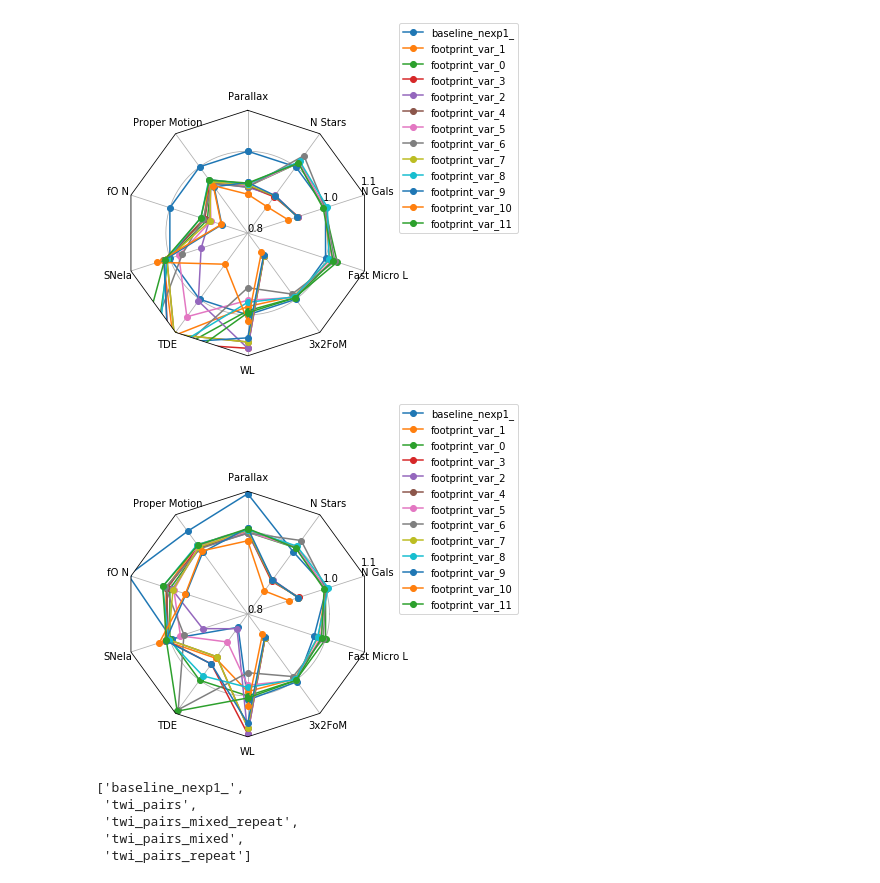
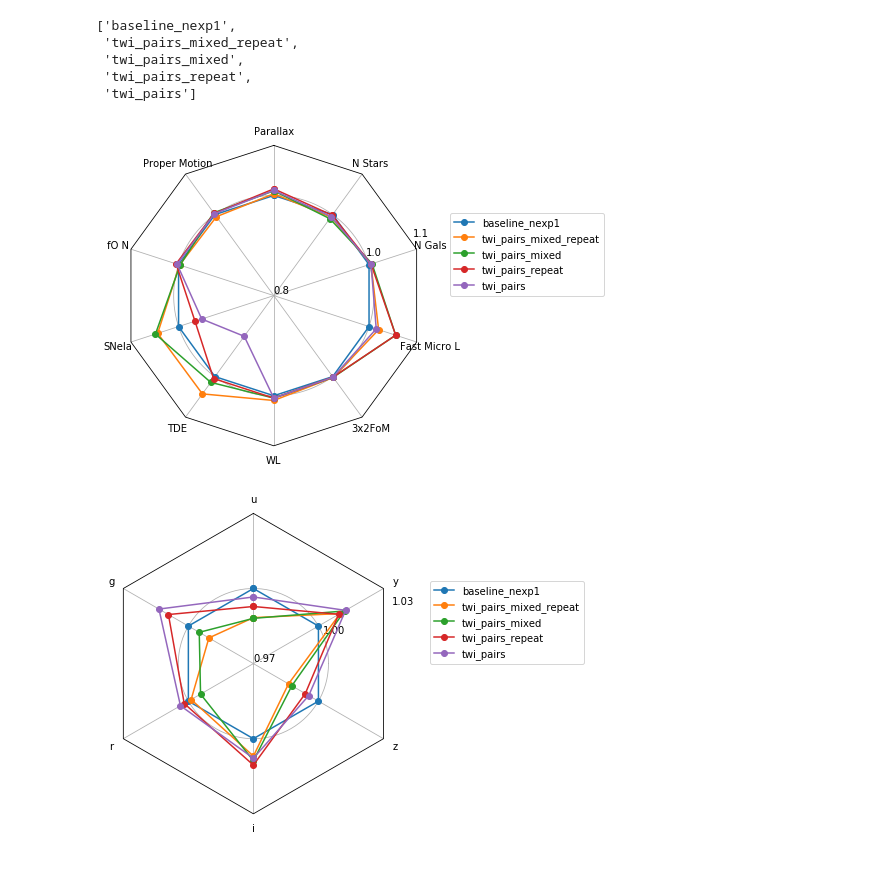
Before and after one commit to lsst-sims/sims_featureScheduler_runs_technical, a Jupyter notebook: maf/radar_plots.ipynb, the cells around one changed output. Drawn from its saved outputs; the diff is of its cells as text; code cells hidden in the pictures.

```diff
--- a/maf/radar_plots.ipynb
+++ b/maf/radar_plots.ipynb
@@ -131,25 +151,29 @@ runs = ['baseline_nexp1_'] + [name for name in data['runName'].values if 'footpr
+# %%
+runs = ['baseline_nexp1'] + [name for name in data['runName'].values if 'twi' in name]
+runs
+# %% [output]
+['baseline_nexp1',
+ 'twi_pairs_mixed_repeat',
+ 'twi_pairs_mixed',
+ 'twi_pairs_repeat',
+ 'twi_pairs']
 # %%
 data_normed = norm_df(data, runs, cols, mag_cols=linear_cols,
-                      invert_cols=['parallax_best18k', 'properMotion_best18k'], norm_run='baseline_nexp1_')
+                      invert_cols=['parallax_best18k', 'properMotion_best18k'],
+                      norm_run='baseline_nexp1')
 data_normed = data_normed.rename(columns=name_mapper)
 fig, ax = radar(data_normed, legend=True, rgrids=[0.8, 1.0, 1.1])
 fig.tight_layout()
 # %% [output]
-[figure, old version]
+[figure, new version]
 # %%
-data_normed = norm_df(data, runs, cols, mag_cols=linear_cols,
-                      invert_cols=['parallax_best18k', 'properMotion_best18k'], norm_run='footprint_var_0')
-data_normed = data_normed.rename(columns=name_mapper)
-fig, ax = radar(data_normed, legend=True, rgrids=[0.8, 1.0, 1.1])
+
+data_normed = norm_df(data, runs, mag_cols, norm_run='baseline_nexp1',
+                      invert_cols=None, mag_cols='all')
+data_normed = data_normed.rename(columns=mag_name_mapper)
+
+fig, ax = radar(data_normed, legend=True, rgrids=[0.97, 1.0, 1.03])
 fig.tight_layout()
+#fig.savefig('radar_plots/var_exp_mags_radar.pdf')
 # %% [output]
-[figure, old version]
+[figure, new version]
-# %%
-runs = ['baseline_nexp1_'] + [name for name in data['runName'].values if 'twi' in name]
-runs
-# %% [output]
-['baseline_nexp1_',
- 'twi_pairs',
- 'twi_pairs_mixed_repeat',
- 'twi_pairs_mixed',
- 'twi_pairs_repeat']
```
Also changed, not shown: parts of 38 cells of this notebook, 1 other file.
